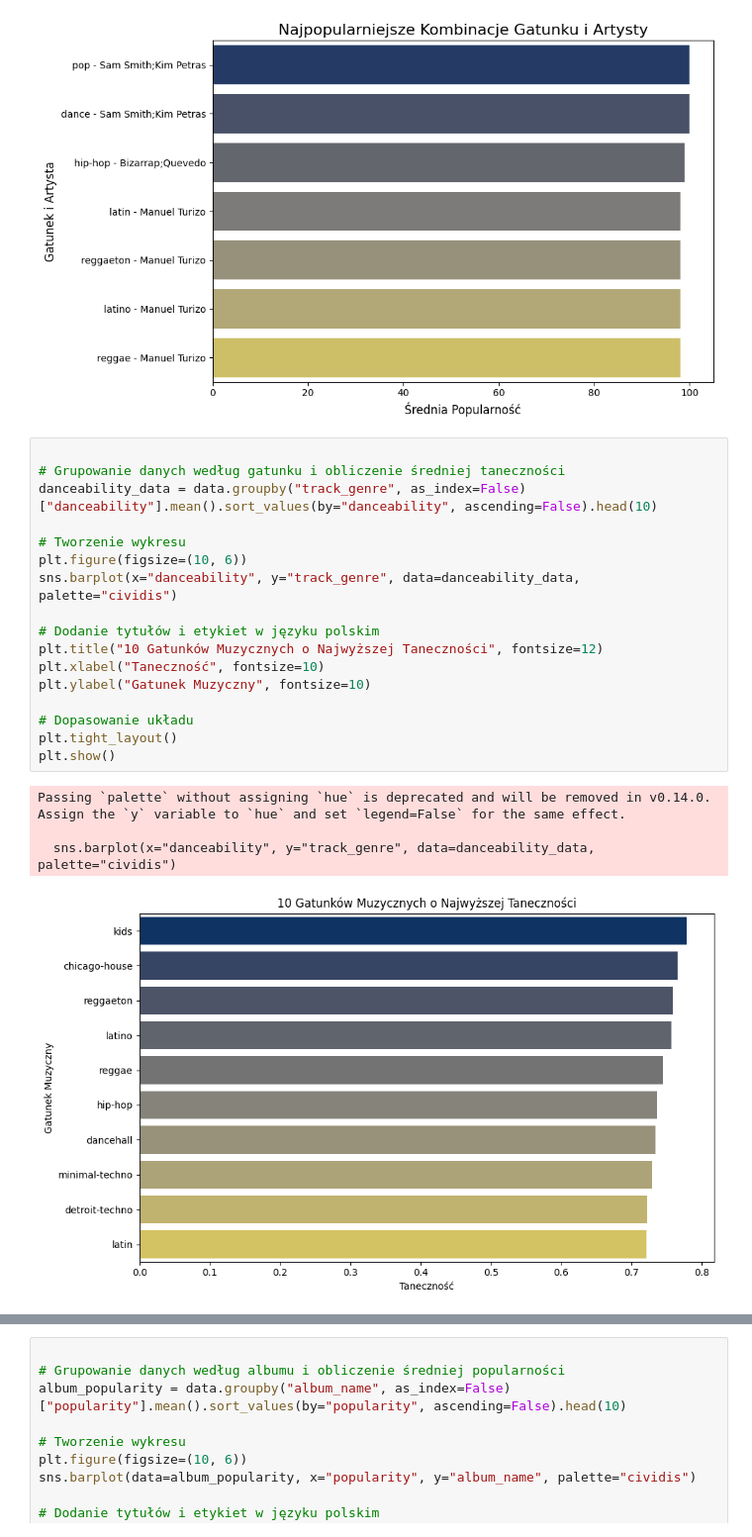
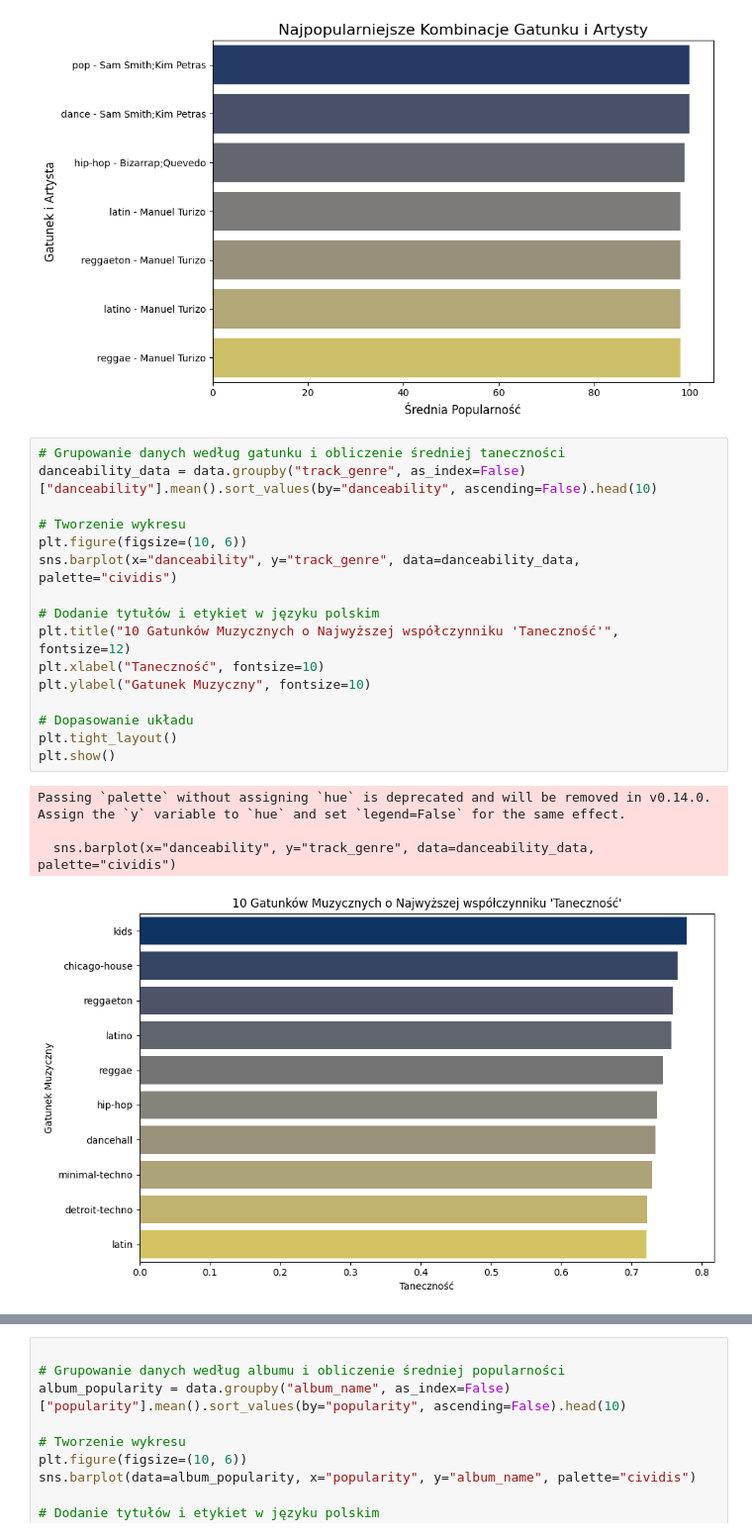
Before and after one commit to robsmokos/Projekt_Zlozony_v3, a Jupyter notebook: Projekt_Zlozony_3.ipynb, the cells around one changed output, grey strips where cells are left out. Shown at 99% size. Drawn from its saved outputs; the diff is of its cells as text.

```diff
--- a/Projekt_Zlozony_3.ipynb
+++ b/Projekt_Zlozony_3.ipynb
@@ -436,27 +436,26 @@ Passing `palette` without assigning `hue` is deprecated and will be removed in v
   sns.barplot(x="popularity", y="genre_artist", data=top_genre_artist, palette="cividis")
 [figure]
 # %%
-
 # Grupowanie danych według gatunku i obliczenie średniej taneczności
 danceability_data = data.groupby("track_genre", as_index=False)["danceability"].mean().sort_values(by="danceability", ascending=False).head(10)
 
 # Tworzenie wykresu
 plt.figure(figsize=(10, 6))
 sns.barplot(x="danceability", y="track_genre", data=danceability_data, palette="cividis")
 
 # Dodanie tytułów i etykiet w języku polskim
-plt.title("10 Gatunków Muzycznych o Najwyższej Taneczności", fontsize=12)
+plt.title("10 Gatunków Muzycznych o Najwyższej współczynniku 'Taneczność'", fontsize=12)
 plt.xlabel("Taneczność", fontsize=10)
 plt.ylabel("Gatunek Muzyczny", fontsize=10)
 
 # Dopasowanie układu
 plt.tight_layout()
 plt.show()
 # %% [output]
 Passing `palette` without assigning `hue` is deprecated and will be removed in v0.14.0. Assign the `y` variable to `hue` and set `legend=False` for the same effect.
 
   sns.barplot(x="danceability", y="track_genre", data=danceability_data, palette="cividis")
-[figure, old version]
+[figure, new version]
 # %%
 
 # Grupowanie danych według gatunku i obliczenie średniego poziomu energii
```
Also changed, not shown: parts of 18 cells of this notebook.
